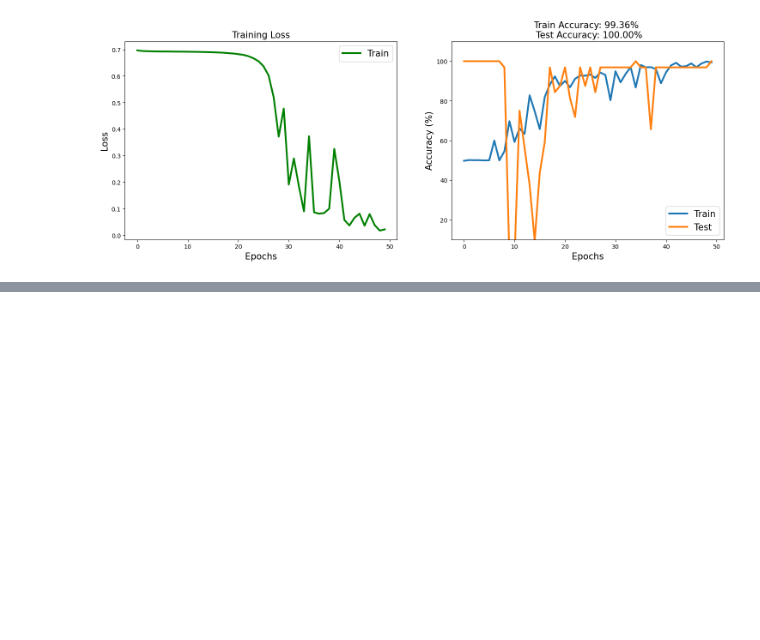
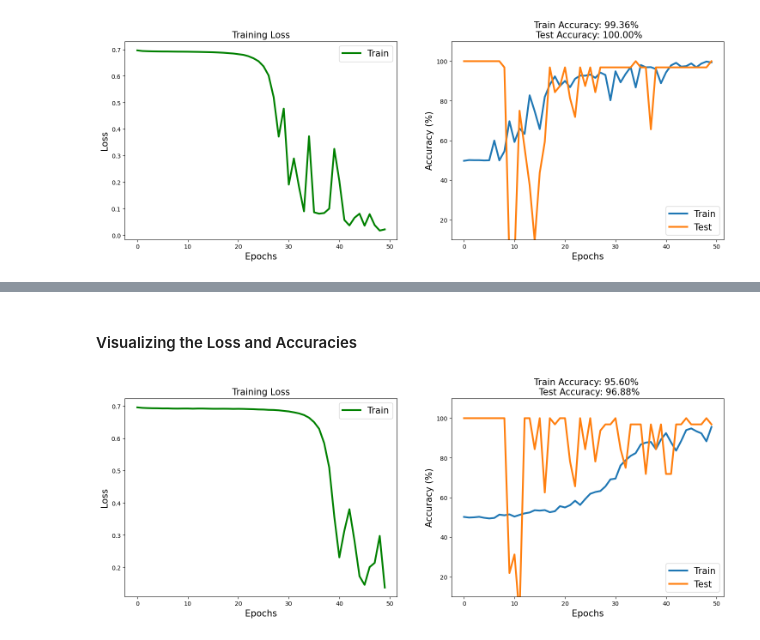
Before and after one commit to KETHA-DIVYA-SREE/Basics-of-DL, a Jupyter notebook: Clasification/customImage_circleCross.ipynb, the cells around one changed output, grey strips where cells are left out. Cells and saved outputs as stored; diff of their text form; code cells hidden in the pictures; blank space fills up the shorter version.

```diff
--- a/Clasification/customImage_circleCross.ipynb
+++ b/Clasification/customImage_circleCross.ipynb
@@ -240,0 +302,5 @@ plt.show()
+# %%
+learningRate = 0.001
+momentum = 0.9
+lossfc = nn.CrossEntropyLoss()
+optimizer = torch.optim.SGD(model2.parameters(), momentum=momentum, lr=learningRate)
@@ -240,0 +374,22 @@ plt.show()
+# %% [markdown]
+#### Visualizing the Loss and Accuracies
+# %%
+fig,ax = plt.subplots(1,2,figsize=(18,6))
+
+ax[0].plot(losses, 'g', lw = 3, label = 'Train')
+ax[0].set_xlabel('Epochs', fontsize = 15)
+ax[0].set_ylabel('Loss', fontsize = 15)
+ax[0].legend(fontsize = 15)
+ax[0].set_title('Training Loss', fontsize = 15)
+
+ax[1].plot(trainAcc, label ='Train', lw = 3)
+ax[1].plot(testAcc, label ='Test', lw = 3)
+ax[1].set_xlabel('Epochs', fontsize = 15)
+ax[1].set_ylabel('Accuracy (%)', fontsize = 15)
+ax[1].set_ylim([10,110])
+ax[1].set_title(f'Train Accuracy: {trainAcc[-1]:.2f}% \n Test Accuracy: {testAcc[-1]:.2f}%', fontsize = 15)
+ax[1].legend(fontsize = 15)
+
+plt.show()
+# %% [output]
+[figure, added]
```
Also changed, not shown: parts of 5 cells of this notebook.
